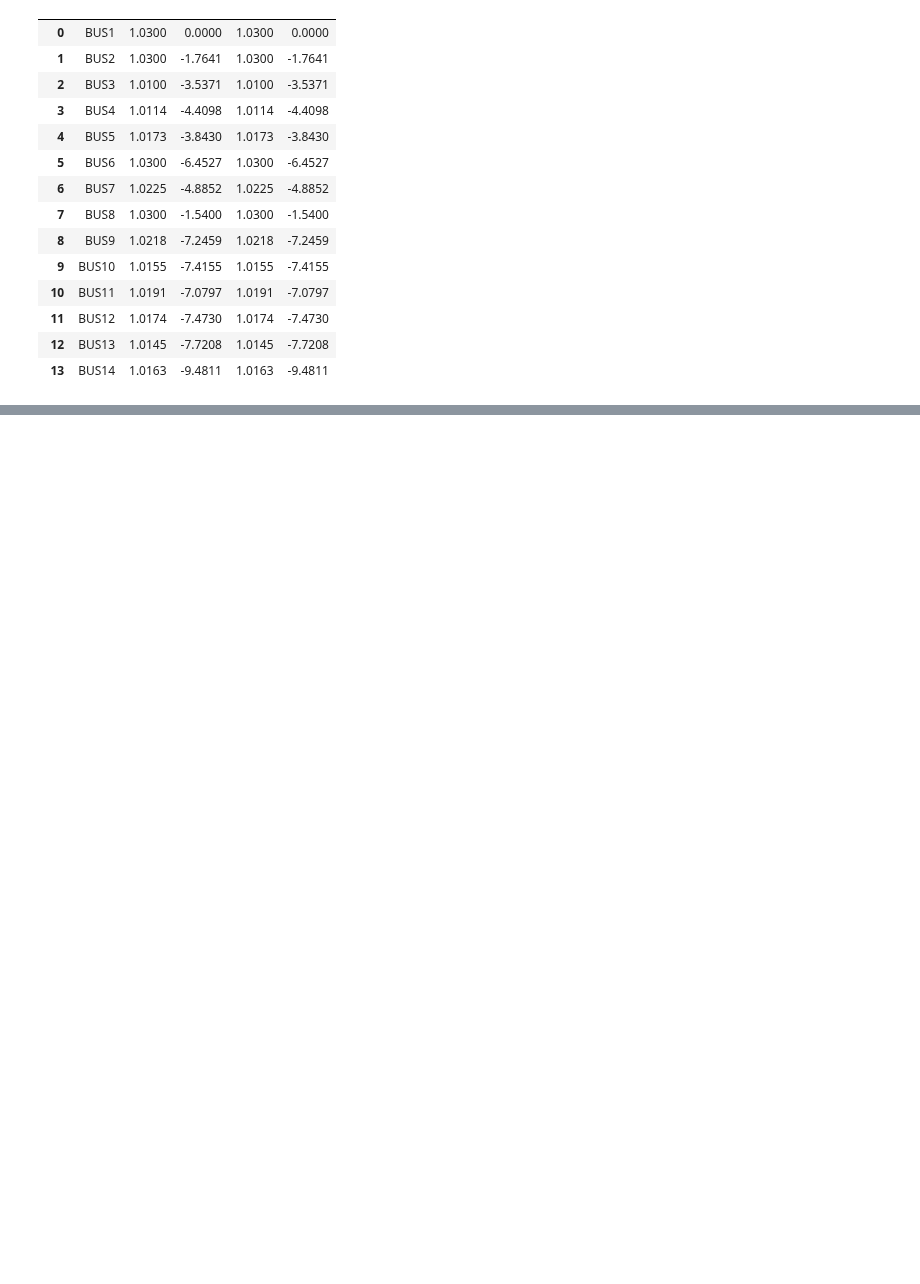
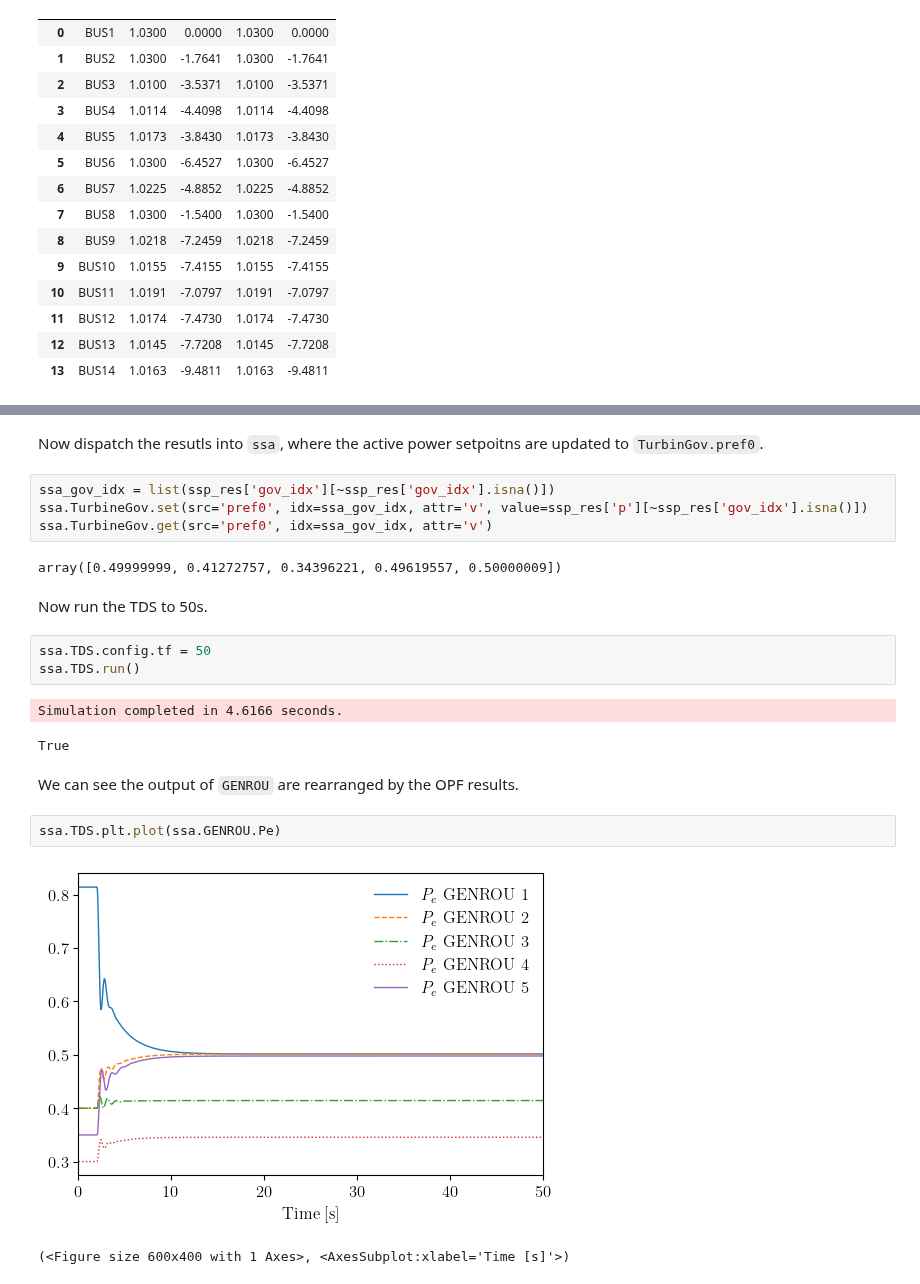
Before and after one commit to CURENT/andes, a Jupyter notebook: examples/ex11.ipynb, the cells around one changed output, grey strips where cells are left out. Cells and saved outputs as stored; diff of their text form; blank space fills up the shorter version.

```diff
--- a/examples/ex11.ipynb
+++ b/examples/ex11.ipynb
@@ -125,0 +224,23 @@ pf_bus.round(4)
+# %% [markdown]
+Now dispatch the resutls into `ssa`, where the active power setpoitns are updated to `TurbinGov.pref0`.
+# %%
+ssa_gov_idx = list(ssp_res['gov_idx'][~ssp_res['gov_idx'].isna()])
+ssa.TurbineGov.set(src='pref0', idx=ssa_gov_idx, attr='v', value=ssp_res['p'][~ssp_res['gov_idx'].isna()])
+ssa.TurbineGov.get(src='pref0', idx=ssa_gov_idx, attr='v')
+# %% [output]
+array([0.49999999, 0.41272757, 0.34396221, 0.49619557, 0.50000009])
+# %% [markdown]
+Now run the TDS to 50s.
+# %%
+ssa.TDS.config.tf = 50
+ssa.TDS.run()
+# %% [output]
+Simulation completed in 4.6166 seconds.
+True
+# %% [markdown]
+We can see the output of `GENROU` are rearranged by the OPF results.
+# %%
+ssa.TDS.plt.plot(ssa.GENROU.Pe)
+# %% [output]
+[figure, added]
+(<Figure size 600x400 with 1 Axes>, <AxesSubplot:xlabel='Time [s]'>)
```
Also changed, not shown: parts of 23 cells of this notebook, 2 other files.
